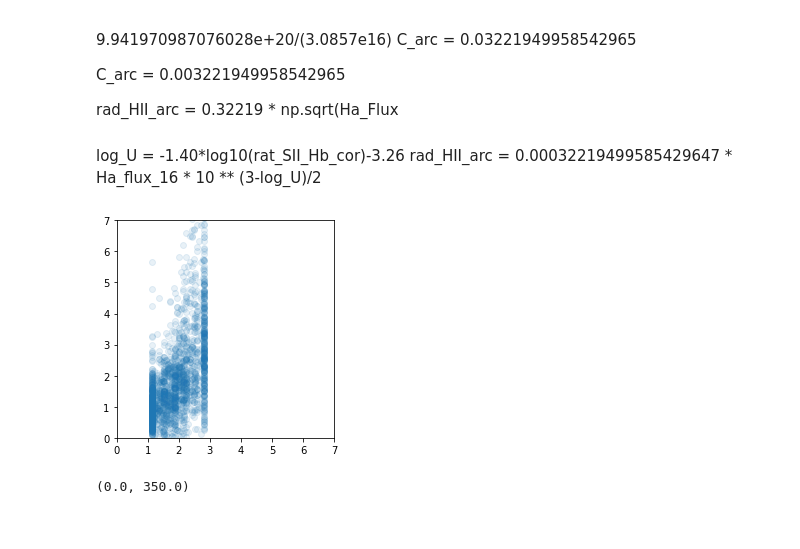
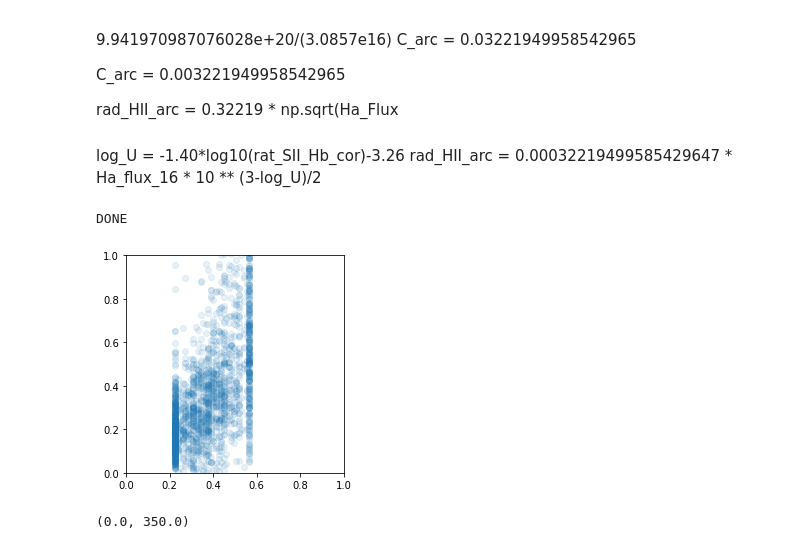
Before and after one commit to sfsanchez72/pyHIIExplorer, a Jupyter notebook: notebooks/sim_spiral.ipynb, the cells around one changed output. Cells and saved outputs as stored; diff of their text form; code cells hidden in the pictures.

```diff
--- a/notebooks/sim_spiral.ipynb
+++ b/notebooks/sim_spiral.ipynb
@@ -134,16 +134,20 @@ rat_SII_Ha = SII / Ha
 rat_NII_Ha = NII / Ha
 #log_U = -1.40*np.log10(rat_SII_Ha*2.86)-3.26
 log_U = -1.40*np.log10(rat_NII_Ha*2.86)-3.26
-rad_HII_arc = 0.32219499585429647 * np.sqrt(Ha) * 10 ** ((-log_U-2.8)/2)
+rad_HII_arc = 0.032219499585429647 * np.sqrt(Ha) * 10 ** ((-log_U-2.8)/2) * (1/0.5) # kpc->arcsec
 #print(rad_HII_arc)
+print("DONE")
+# %% [output]
+DONE
 # %%
 #print(t_HII.colnames)
-plt.scatter(R,rad_HII_arc,alpha=0.1)
-plt.xlim(0,7)
-plt.ylim(0,7)
+%matplotlib inline
+plt.scatter(R*0.2,rad_HII_arc,alpha=0.1)
+plt.xlim(0,1)
+plt.ylim(0,1)
 plt.axes().set_aspect('equal', adjustable='box')
 # %% [output]
-[figure, old version]
+[figure, new version]
 # %%
 R_in = t_HII['R'][mask_Ha]
 Y_in = t_HII['Y'][mask_Ha]
```
Also changed, not shown: parts of 14 cells of this notebook, 1 other file.
